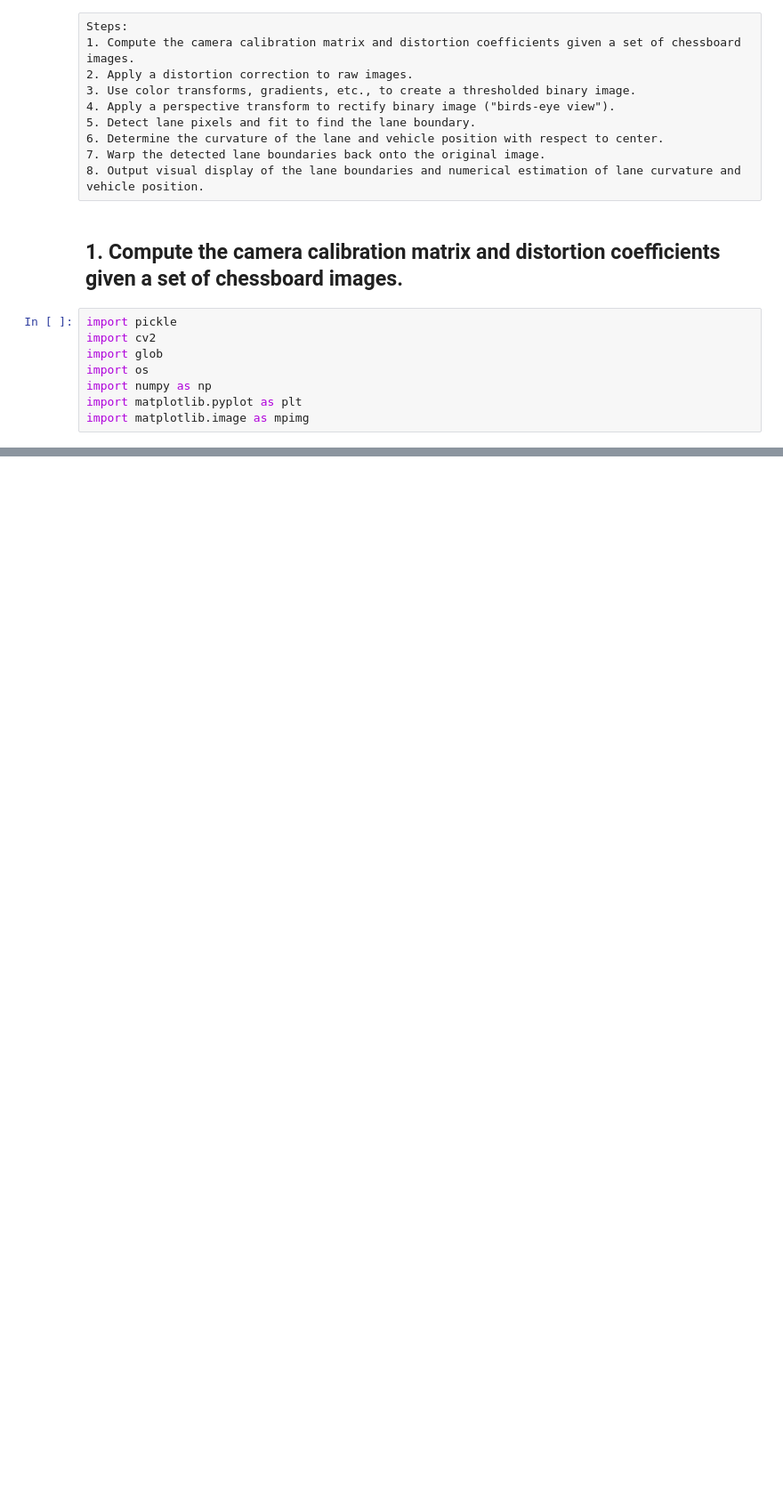
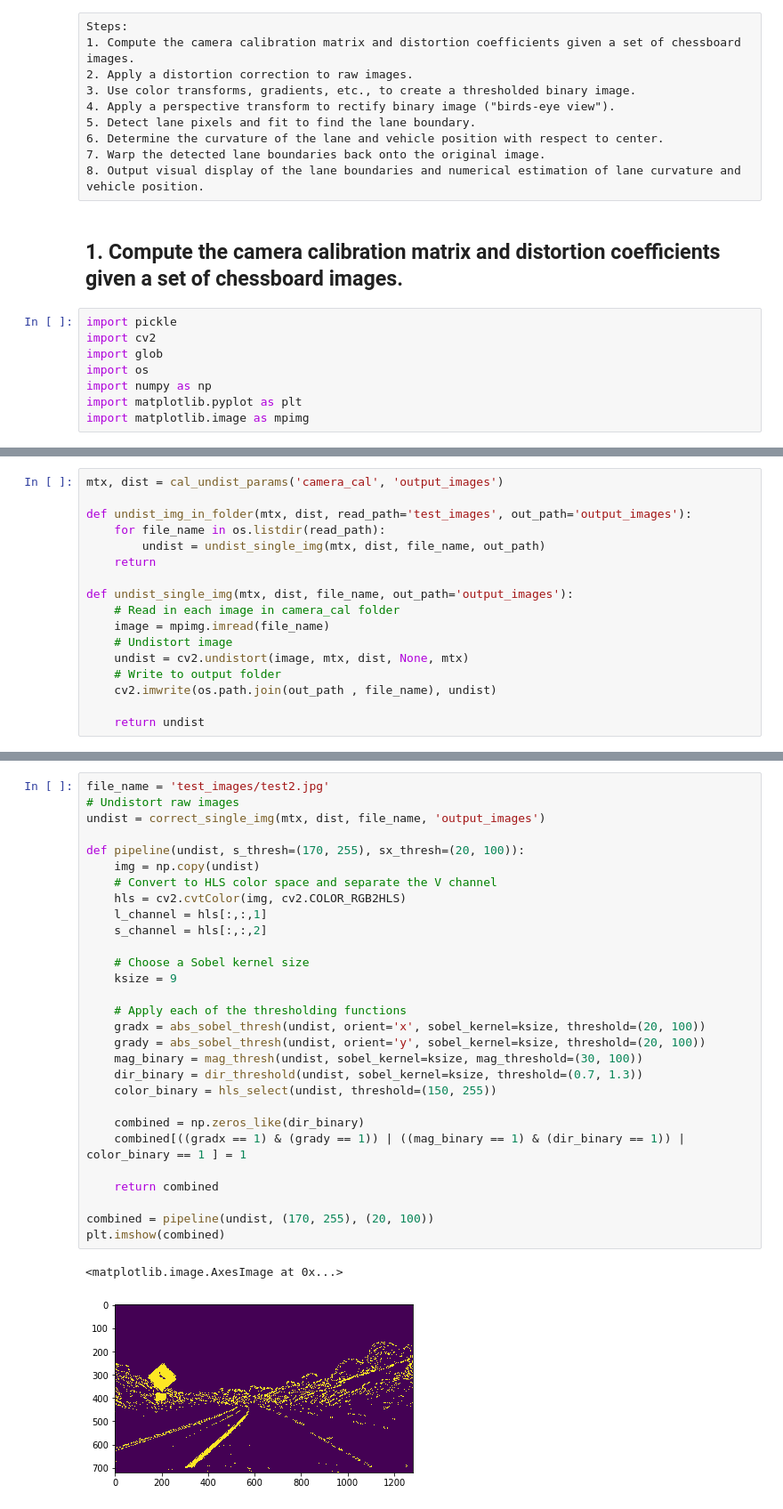
Before and after one commit to Caolvxiong/CarND-Advanced-Lane-Lines, a Jupyter notebook: project_2.ipynb, the cells around one changed output, grey strips where cells are left out. Shown at 89% size. Drawn from its saved outputs; the diff is of its cells as text; blank space fills up the shorter version.

```diff
--- a/project_2.ipynb
+++ b/project_2.ipynb
@@ -134,0 +60,17 @@ plt.subplots_adjust(left=0., right=1, top=0.9, bottom=0.)
+# %%
+mtx, dist = cal_undist_params('camera_cal', 'output_images')
+
+def undist_img_in_folder(mtx, dist, read_path='test_images', out_path='output_images'):
+    for file_name in os.listdir(read_path):
+        undist = undist_single_img(mtx, dist, file_name, out_path)
+    return
+
+def undist_single_img(mtx, dist, file_name, out_path='output_images'):
+    # Read in each image in camera_cal folder
+    image = mpimg.imread(file_name)
+    # Undistort image
+    undist = cv2.undistort(image, mtx, dist, None, mtx)
+    # Write to output folder
+    cv2.imwrite(os.path.join(out_path , file_name), undist)
+
+    return undist
@@ -134,0 +150,32 @@ plt.subplots_adjust(left=0., right=1, top=0.9, bottom=0.)
+# %%
+file_name = 'test_images/test2.jpg'
+# Undistort raw images
+undist = correct_single_img(mtx, dist, file_name, 'output_images')
+
+def pipeline(undist, s_thresh=(170, 255), sx_thresh=(20, 100)):
+    img = np.copy(undist)
+    # Convert to HLS color space and separate the V channel
+    hls = cv2.cvtColor(img, cv2.COLOR_RGB2HLS)
+    l_channel = hls[:,:,1]
+    s_channel = hls[:,:,2]
+
+    # Choose a Sobel kernel size
+    ksize = 9
+
+    # Apply each of the thresholding functions
+    gradx = abs_sobel_thresh(undist, orient='x', sobel_kernel=ksize, threshold=(20, 100))
+    grady = abs_sobel_thresh(undist, orient='y', sobel_kernel=ksize, threshold=(20, 100))
+    mag_binary = mag_thresh(undist, sobel_kernel=ksize, mag_threshold=(30, 100))
+    dir_binary = dir_threshold(undist, sobel_kernel=ksize, threshold=(0.7, 1.3))
+    color_binary = hls_select(undist, threshold=(150, 255))
+
+    combined = np.zeros_like(dir_binary)
+    combined[((gradx == 1) & (grady == 1)) | ((mag_binary == 1) & (dir_binary == 1)) | color_binary == 1 ] = 1
+
+    return combined
+
+combined = pipeline(undist, (170, 255), (20, 100))
+plt.imshow(combined)
+# %% [output]
+<matplotlib.image.AxesImage at 0x...>
+[figure, added]
```
Also changed, not shown: parts of 9 cells of this notebook.
